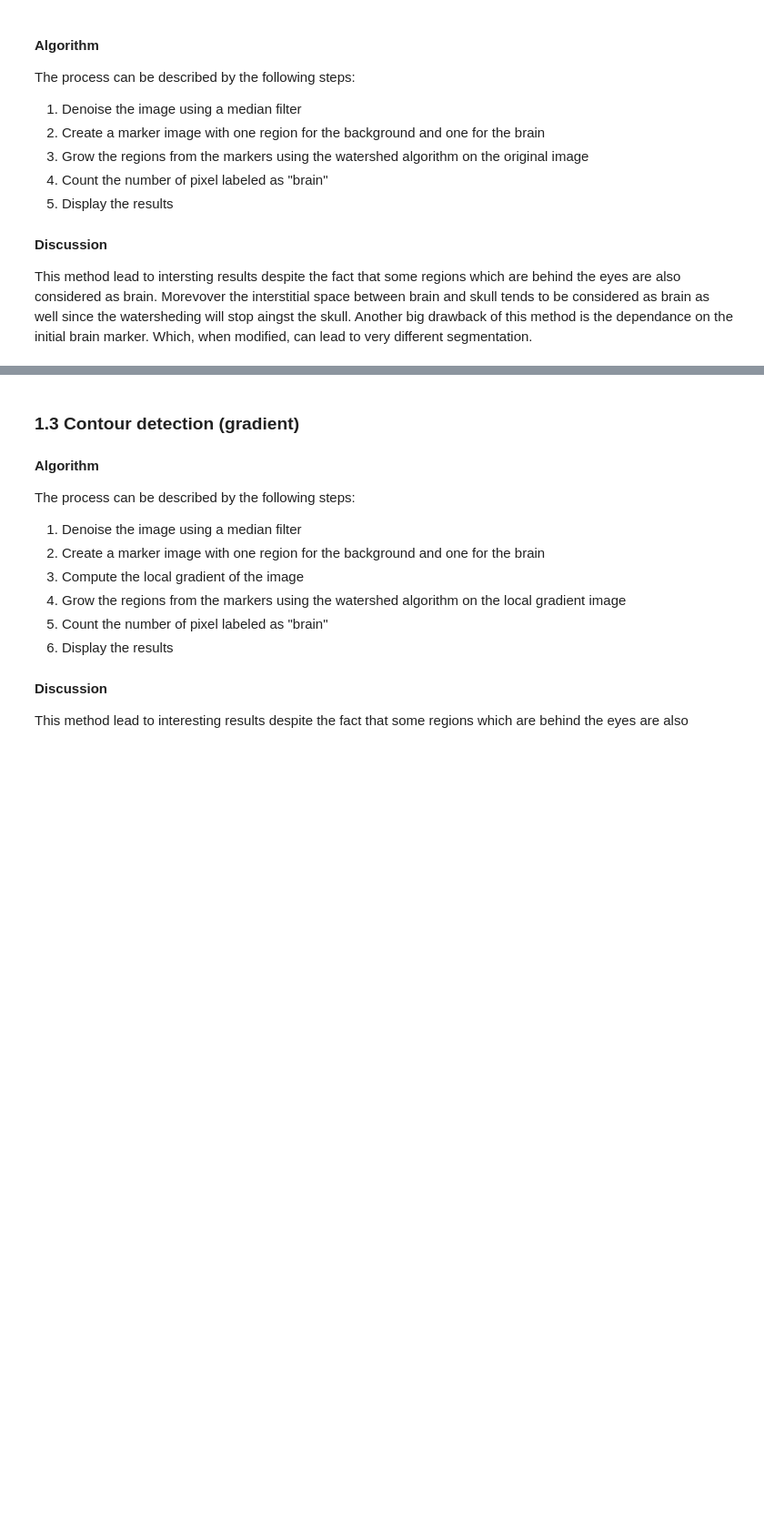
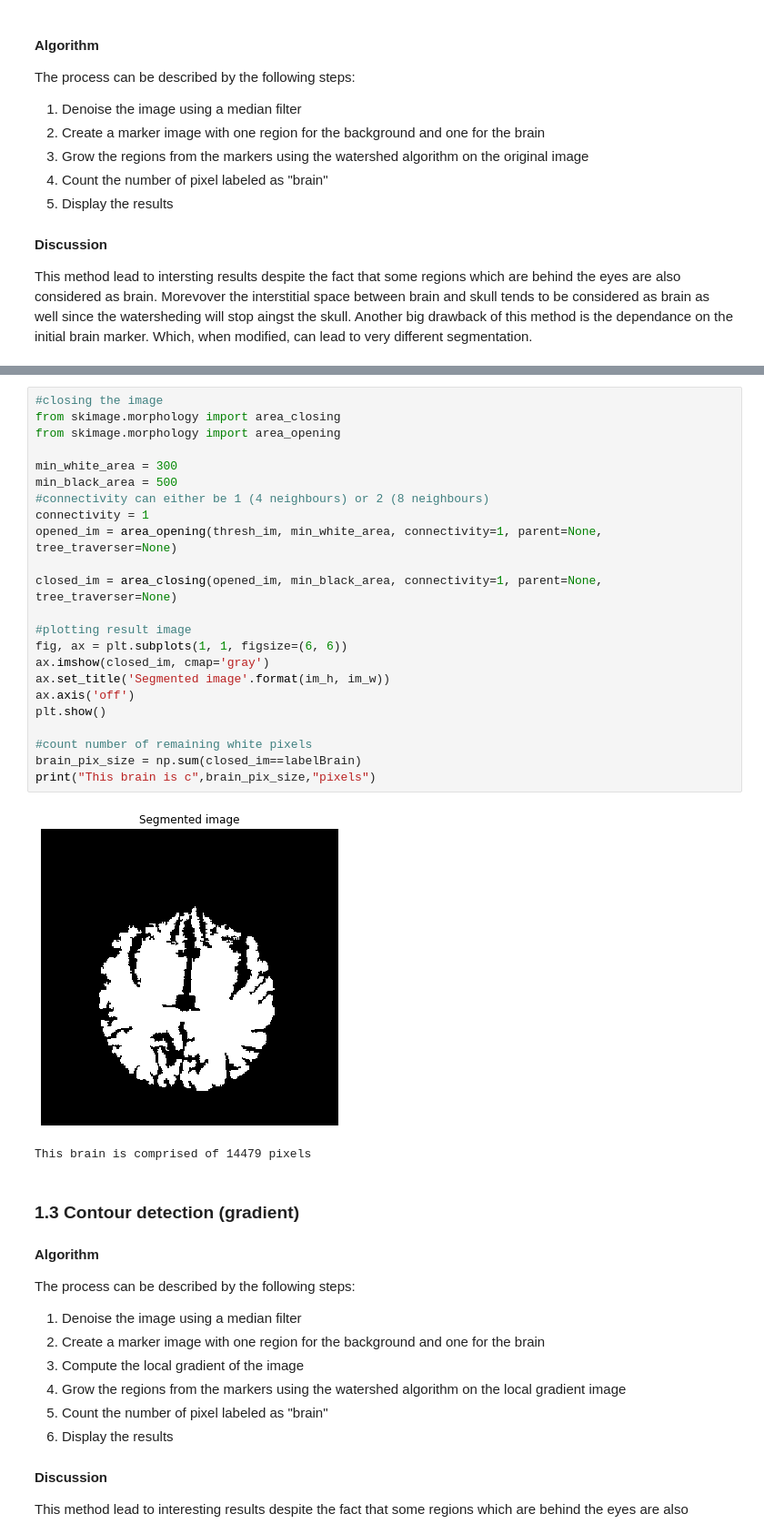
Before and after one commit to meierkilian/iapr2020_gkj, a Jupyter notebook: labs/lab_01_segmentation.ipynb, the cells around one changed output, grey strips where cells are left out. Shown at 91% size. Drawn from its saved outputs; the diff is of its cells as text; blank space fills up the shorter version.

```diff
--- a/labs/lab_01_segmentation.ipynb
+++ b/labs/lab_01_segmentation.ipynb
@@ -115,3 +153,29 @@ plt.show()
+# %%
+#closing the image
+from skimage.morphology import area_closing
+from skimage.morphology import area_opening
+
+min_white_area = 300
+min_black_area = 500
+#connectivity can either be 1 (4 neighbours) or 2 (8 neighbours)
+connectivity = 1
+opened_im = area_opening(thresh_im, min_white_area, connectivity=1, parent=None, tree_traverser=None)
+
+closed_im = area_closing(opened_im, min_black_area, connectivity=1, parent=None, tree_traverser=None)
+
+#plotting result image
+fig, ax = plt.subplots(1, 1, figsize=(6, 6))
+ax.imshow(closed_im, cmap='gray')
+ax.set_title('Segmented image'.format(im_h, im_w))
+ax.axis('off')
+plt.show()
+
+#count number of remaining white pixels
+brain_pix_size = np.sum(closed_im==labelBrain)
+print("This brain is c",brain_pix_size,"pixels")
+# %% [output]
+[figure, added]
+This brain is comprised of 14479 pixels
 # %% [markdown]
 ### 1.3 Contour detection (gradient)
 #### Algorithm
```
Also changed, not shown: parts of 6 cells of this notebook.
